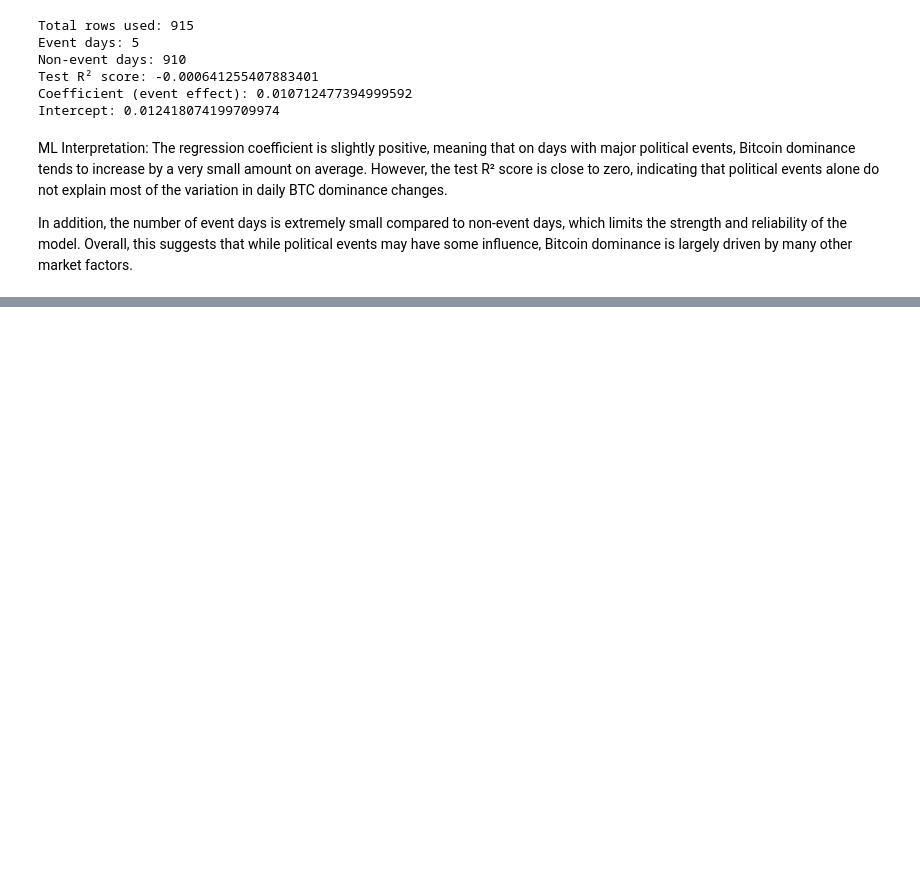
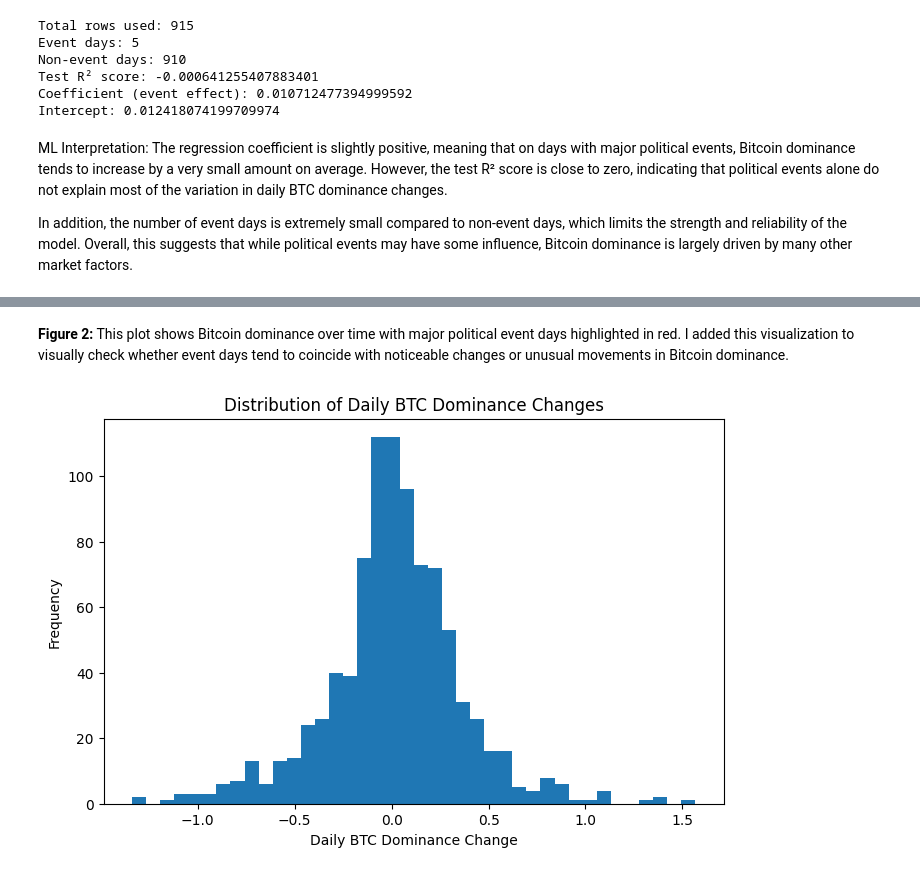
Before and after one commit to raehahbukhari-rgb/Global-Political-Events-and-Bitcoin-Dominance, a Jupyter notebook: notebooks/DSA_210_project.ipynb, the cells around one changed output, grey strips where cells are left out. Saved outputs shown, nothing was run; the diff lists cells and outputs as text; code cells hidden in the pictures; blank space fills up the shorter version.

```diff
--- a/notebooks/DSA_210_project.ipynb
+++ b/notebooks/DSA_210_project.ipynb
@@ -189,0 +228,11 @@ In addition, the number of event days is extremely small compared to non-event d
+# %% [markdown]
+**Figure 2:** This plot shows Bitcoin dominance over time with major political event days highlighted in red. I added this visualization to visually check whether event days tend to coincide with noticeable changes or unusual movements in Bitcoin dominance.
+# %%
+plt.figure(figsize=(8, 5))
+plt.hist(df["btc_change"], bins=40)
+plt.xlabel("Daily BTC Dominance Change")
+plt.ylabel("Frequency")
+plt.title("Distribution of Daily BTC Dominance Changes")
+plt.show()
+# %% [output]
+[figure, added]
```
Also changed, not shown: parts of 11 cells of this notebook.
